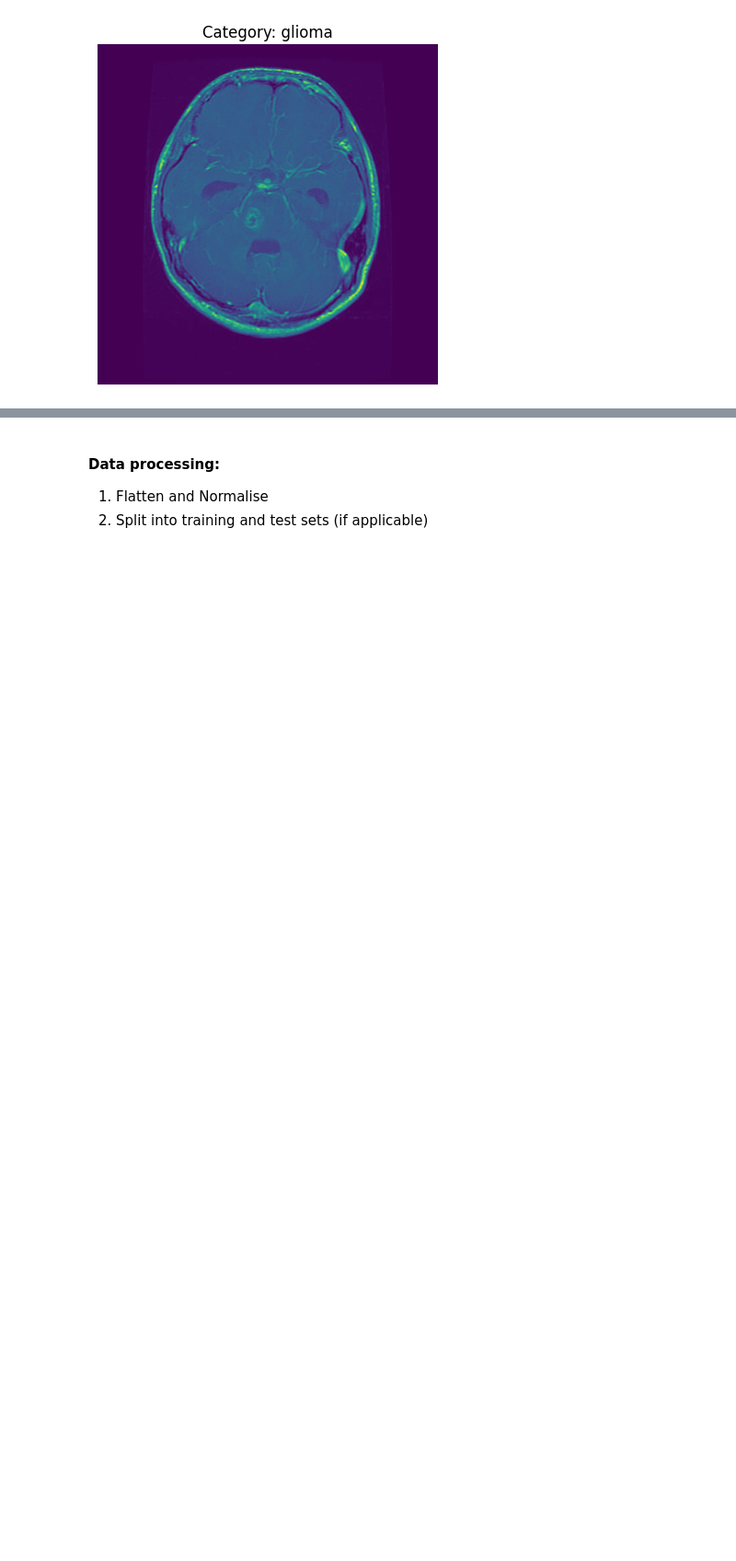
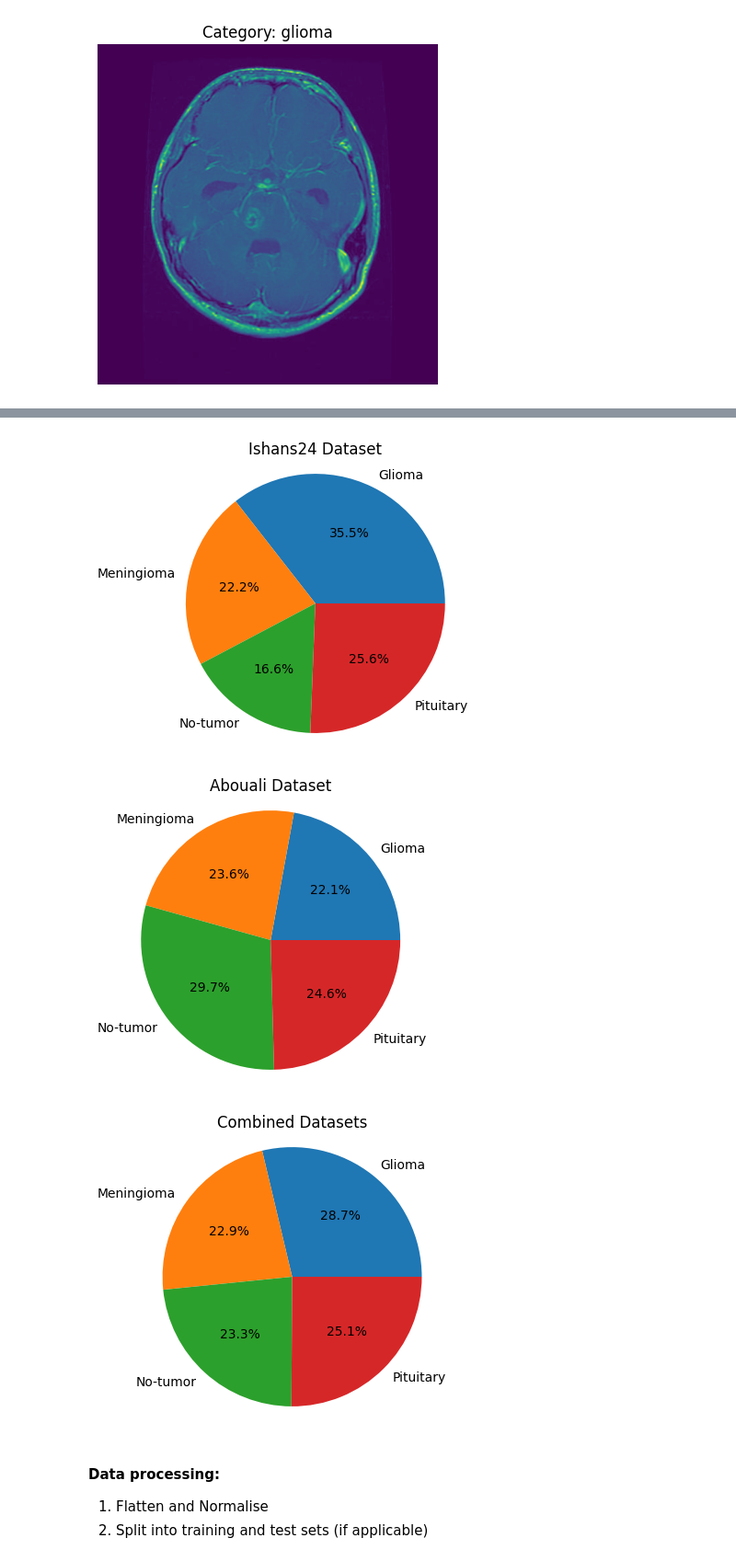
Before and after one commit to Nagham-Sabbour/Brain-Tumor-Detection, a Jupyter notebook: notebooks/BrainTumorDataset.ipynb, the cells around one changed output, grey strips where cells are left out. Shown at 92% size. Cells and saved outputs as stored; diff of their text form; code cells hidden in the pictures; blank space fills up the shorter version.

Commit message:
Add: Distribution plots and confusion matrices for each dataset. Final SVM model saved.

```diff
--- a/notebooks/BrainTumorDataset.ipynb
+++ b/notebooks/BrainTumorDataset.ipynb
@@ -173,3 +154,62 @@ plot_distribution(df)
+# %%
+def plot_distribution(df, title):
+    df = df.copy()
+
+    category_map = {
+        'no_tumor': 'no_tumor',
+        'notumor': 'no_tumor',
+        'no-tumor': 'no_tumor',
+
+        'glioma': 'glioma',
+        'glioma_tumor': 'glioma',
+
+        'meningioma': 'meningioma',
+        'meningioma_tumor': 'meningioma',
+
+        'pituitary': 'pituitary',
+        'pituitary_tumor': 'pituitary',
+    }
+
+    df['category'] = (
+        df['category']
+        .str.strip()
+        .str.lower()
+        .replace(category_map)
+    )
+
+    # fixed class order
+    category_order = ['glioma', 'meningioma', 'no_tumor', 'pituitary']
+
+    category_counts = (
+        df['category']
+        .value_counts()
+        .reindex(category_order, fill_value=0)
+    )
+
+    label_map = {
+        'no_tumor': 'No-tumor',
+        'glioma': 'Glioma',
+        'meningioma': 'Meningioma',
+        'pituitary': 'Pituitary',
+    }
+
+    category_labels = [label_map.get(cat, cat) for cat in category_counts.index]
+
+    plt.figure(figsize=(4, 4))
+    plt.title(title)
+    plt.pie(category_counts, labels=category_labels, autopct='%1.1f%%')
+    plt.axis('equal')
+    plt.show()
+
+plot_distribution(df, 'Ishans24 Dataset')
+df2 = create_dataset_df(path_abouali)
+plot_distribution(df2, 'Abouali Dataset')
+df_combined = pd.concat([df, df2], ignore_index=True)
+plot_distribution(df_combined, 'Combined Datasets')
+# %% [output]
+[figure, added]
+[figure, added]
+[figure, added]
 # %% [markdown]
 #### Data processing:
 1) Flatten and Normalise
```
Also changed, not shown: parts of 13 cells of this notebook, 1 other file.
